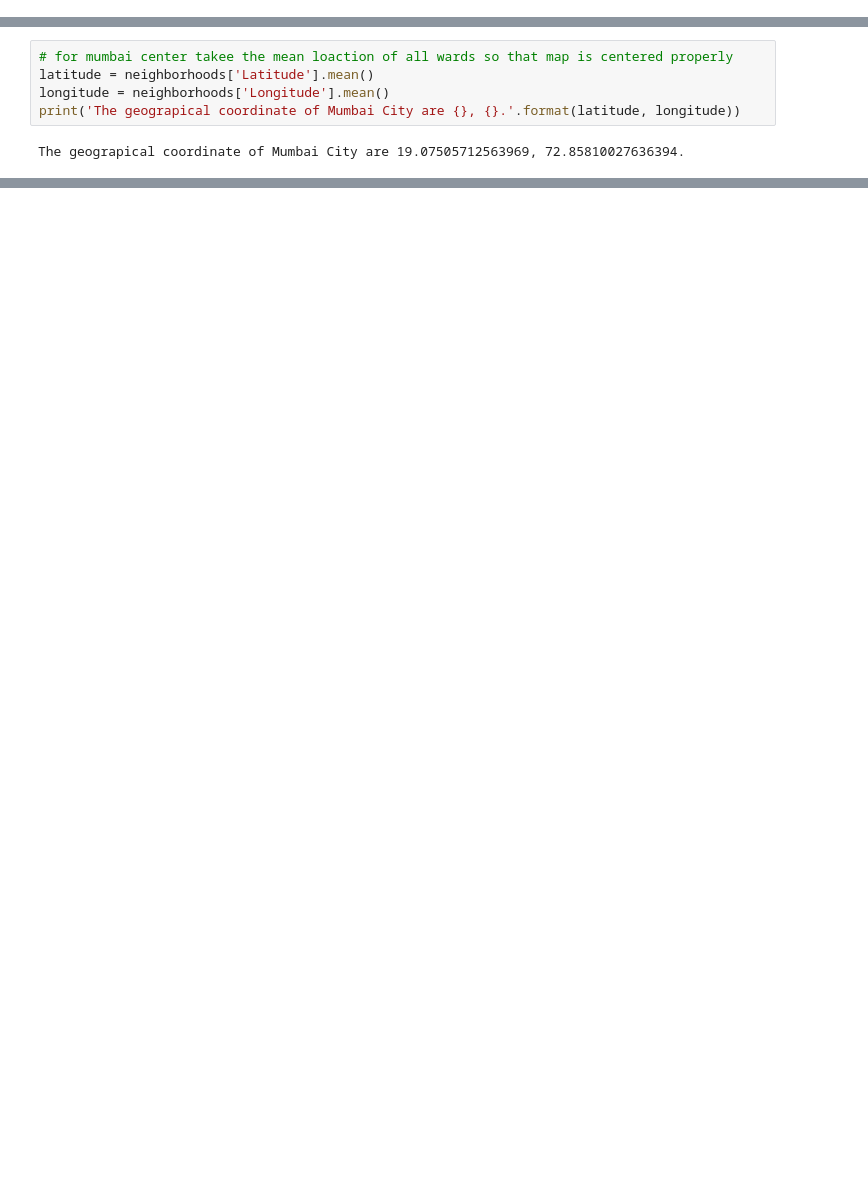
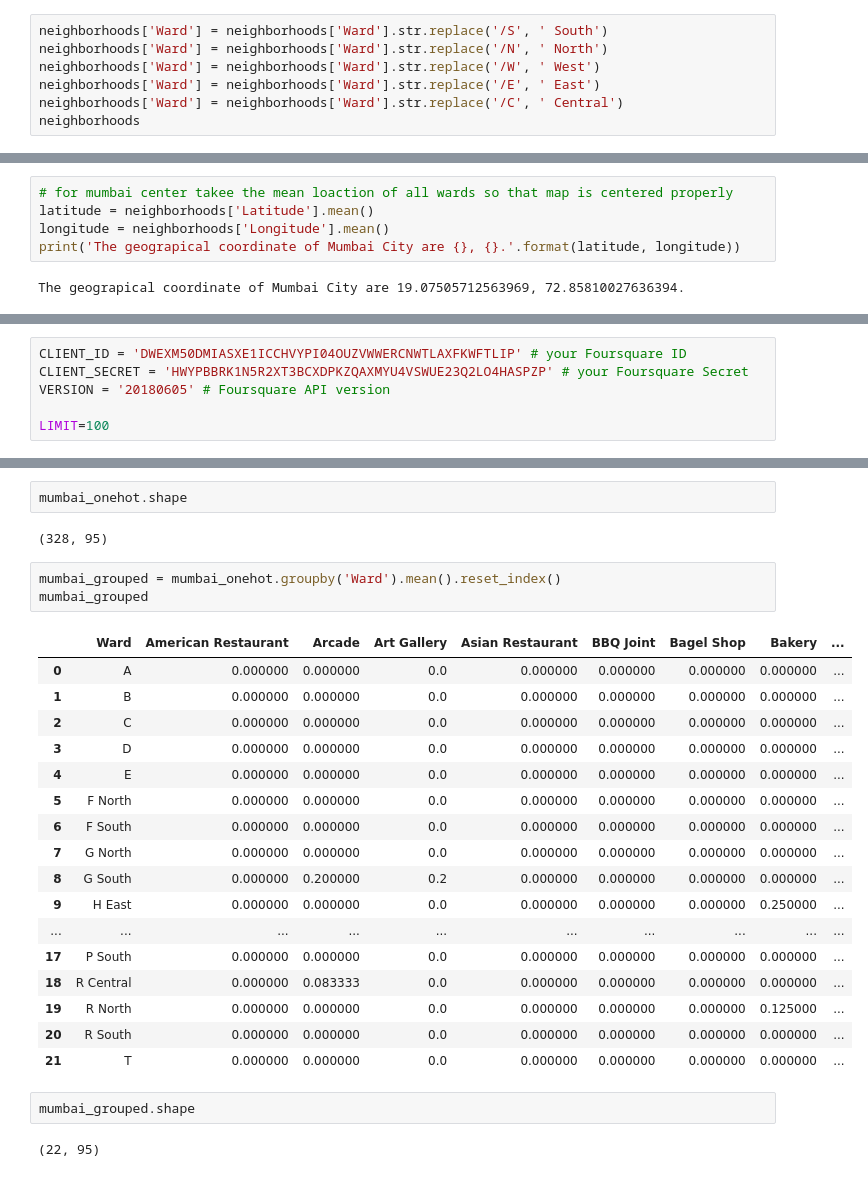
Before and after one commit to pratapvb/Coursera_Capstone, a Jupyter notebook: BattleofNeighbouhoods.ipynb, the cells around one changed output, grey strips where cells are left out. Saved outputs shown, nothing was run; the diff lists cells and outputs as text; blank space fills up the shorter version.

```diff
--- a/BattleofNeighbouhoods.ipynb
+++ b/BattleofNeighbouhoods.ipynb
@@ -142,0 +134,7 @@ The geograpical coordinate of Mumbai City are 18.9387711, 72.8353355.
+# %%
+neighborhoods['Ward'] = neighborhoods['Ward'].str.replace('/S', ' South')
+neighborhoods['Ward'] = neighborhoods['Ward'].str.replace('/N', ' North')
+neighborhoods['Ward'] = neighborhoods['Ward'].str.replace('/W', ' West')
+neighborhoods['Ward'] = neighborhoods['Ward'].str.replace('/E', ' East')
+neighborhoods['Ward'] = neighborhoods['Ward'].str.replace('/C', ' Central')
+neighborhoods
@@ -166,3 +182,9 @@ for lat, lng, label in zip(neighborhoods['Latitude'], neighborhoods['Longitude']
 map_mumbai
 # %% [output]
 [interactive output not drawn]
+# %%
+CLIENT_ID = 'DWEXM50DMIASXE1ICCHVYPI04OUZVWWERCNWTLAXFKWFTLIP' # your Foursquare ID
+CLIENT_SECRET = 'HWYPBBRK1N5R2XT3BCXDPKZQAXMYU4VSWUE23Q2LO4HASPZP' # your Foursquare Secret
+VERSION = '20180605' # Foursquare API version
+
+LIMIT=100
@@ -168,0 +311,29 @@ map_mumbai
+# %%
+mumbai_onehot.shape
+# %% [output]
+(328, 95)
+# %%
+mumbai_grouped = mumbai_onehot.groupby('Ward').mean().reset_index()
+mumbai_grouped
+# %% [output]
+|  | Ward | American Restaurant | Arcade | Art Gallery | Asian Restaurant | BBQ Joint | Bagel Shop | Bakery | ... |
+| 0 | A | 0.000000 | 0.000000 | 0.0 | 0.000000 | 0.000000 | 0.000000 | 0.000000 | ... |
+| 1 | B | 0.000000 | 0.000000 | 0.0 | 0.000000 | 0.000000 | 0.000000 | 0.000000 | ... |
+| 2 | C | 0.000000 | 0.000000 | 0.0 | 0.000000 | 0.000000 | 0.000000 | 0.000000 | ... |
+| 3 | D | 0.000000 | 0.000000 | 0.0 | 0.000000 | 0.000000 | 0.000000 | 0.000000 | ... |
+| 4 | E | 0.000000 | 0.000000 | 0.0 | 0.000000 | 0.000000 | 0.000000 | 0.000000 | ... |
+| 5 | F North | 0.000000 | 0.000000 | 0.0 | 0.000000 | 0.000000 | 0.000000 | 0.000000 | ... |
+| 6 | F South | 0.000000 | 0.000000 | 0.0 | 0.000000 | 0.000000 | 0.000000 | 0.000000 | ... |
+| 7 | G North | 0.000000 | 0.000000 | 0.0 | 0.000000 | 0.000000 | 0.000000 | 0.000000 | ... |
+| 8 | G South | 0.000000 | 0.200000 | 0.2 | 0.000000 | 0.000000 | 0.000000 | 0.000000 | ... |
+| 9 | H East | 0.000000 | 0.000000 | 0.0 | 0.000000 | 0.000000 | 0.000000 | 0.250000 | ... |
+| ... | ... | ... | ... | ... | ... | ... | ... | ... | ... |
+| 17 | P South | 0.000000 | 0.000000 | 0.0 | 0.000000 | 0.000000 | 0.000000 | 0.000000 | ... |
+| 18 | R Central | 0.000000 | 0.083333 | 0.0 | 0.000000 | 0.000000 | 0.000000 | 0.000000 | ... |
+| 19 | R North | 0.000000 | 0.000000 | 0.0 | 0.000000 | 0.000000 | 0.000000 | 0.125000 | ... |
+| 20 | R South | 0.000000 | 0.000000 | 0.0 | 0.000000 | 0.000000 | 0.000000 | 0.000000 | ... |
+| 21 | T | 0.000000 | 0.000000 | 0.0 | 0.000000 | 0.000000 | 0.000000 | 0.000000 | ... |
+# %%
+mumbai_grouped.shape
+# %% [output]
+(22, 95)
```
Also changed, not shown: parts of 45 cells of this notebook, 2 other files.
